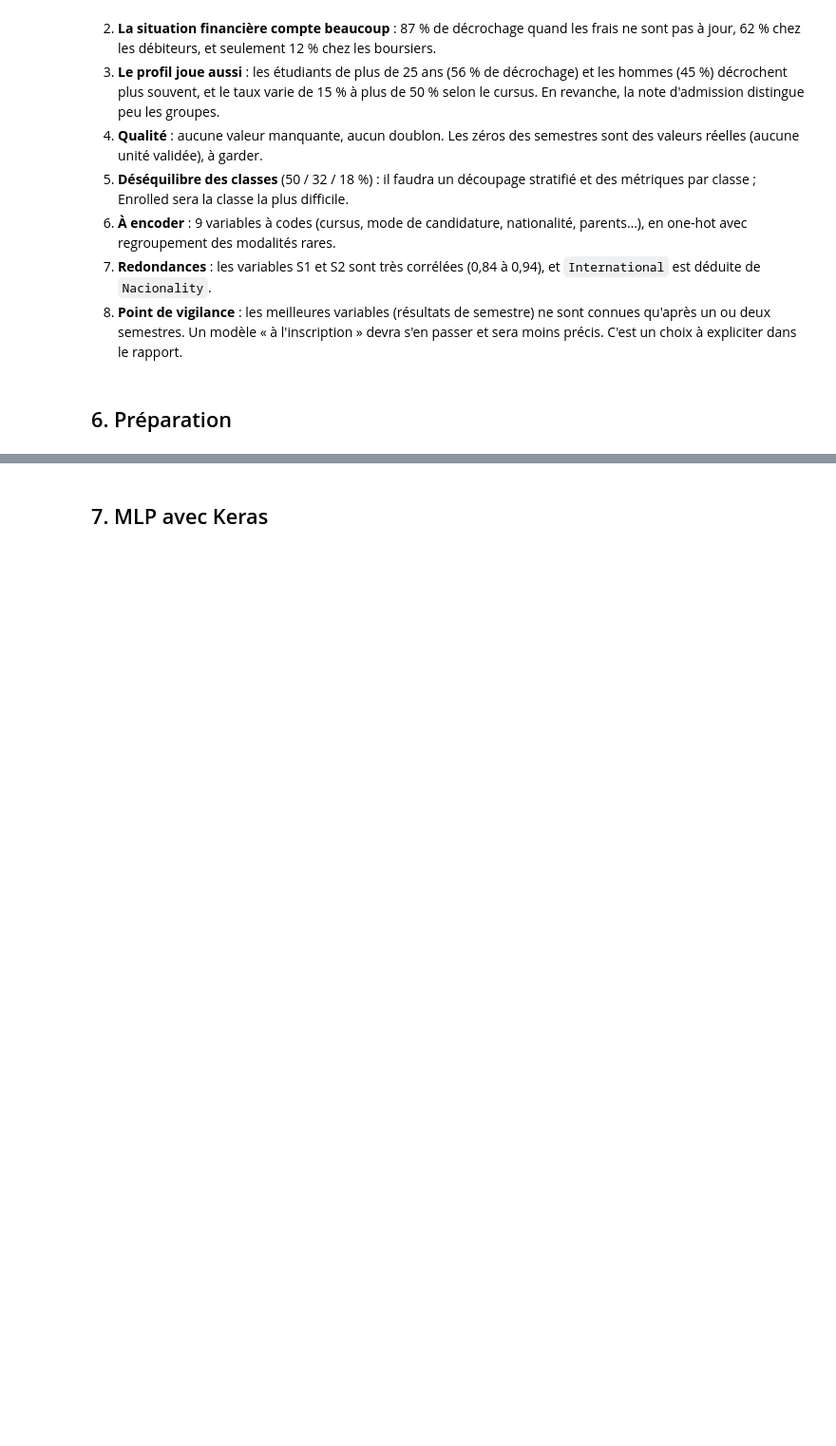
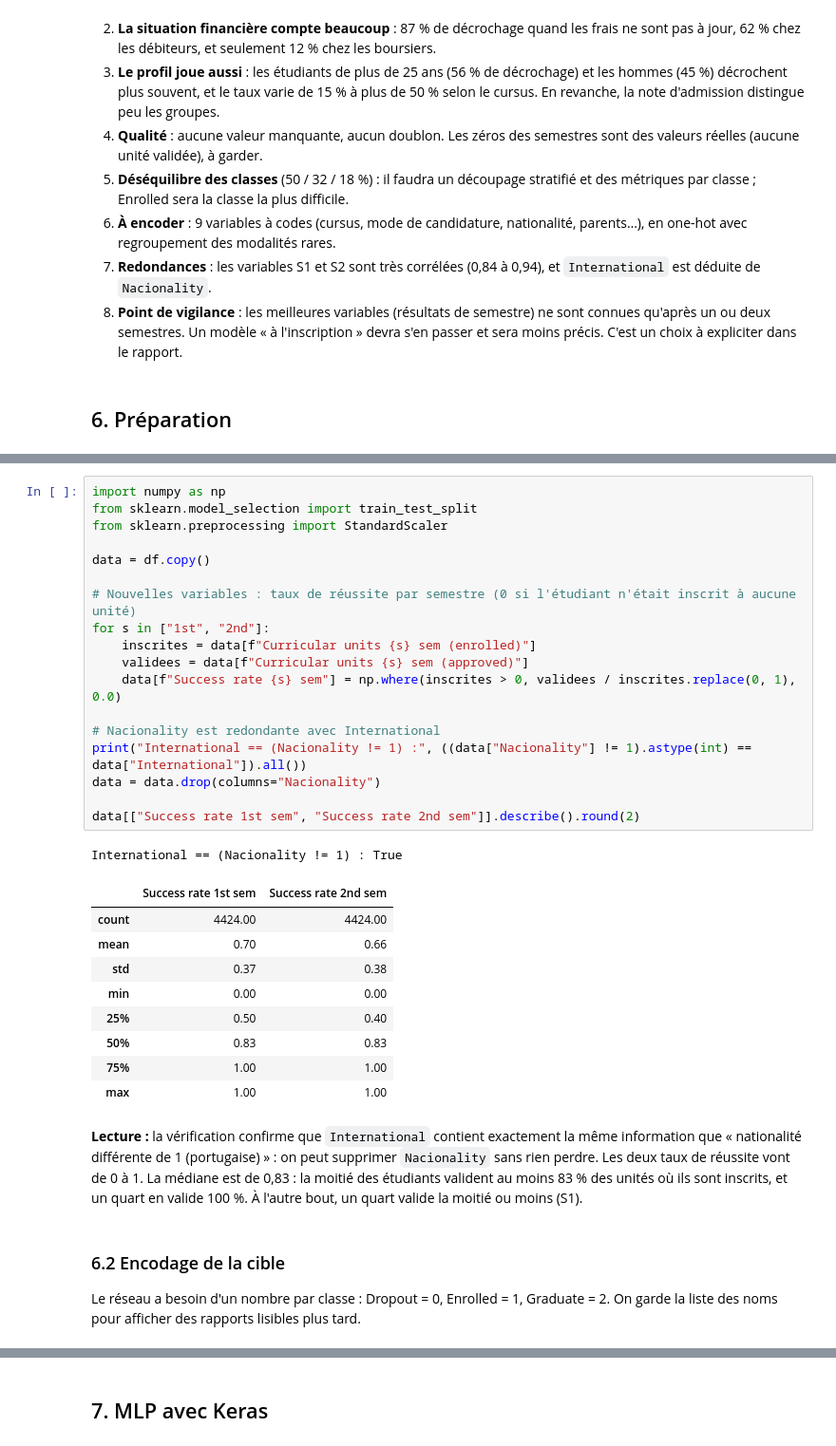
Before and after one commit to TheGoatLucien/ANN-playground, a Jupyter notebook: ann_playground.ipynb, the cells around one changed output, grey strips where cells are left out. Shown at 95% size. Cells and saved outputs as stored; diff of their text form; blank space fills up the shorter version.

```diff
--- a/ann_playground.ipynb
+++ b/ann_playground.ipynb
@@ -815,0 +833,35 @@ sauver("j7_information_mutuelle_top15")
+# %%
+import numpy as np
+from sklearn.model_selection import train_test_split
+from sklearn.preprocessing import StandardScaler
+
+data = df.copy()
+
+# Nouvelles variables : taux de réussite par semestre (0 si l'étudiant n'était inscrit à aucune unité)
+for s in ["1st", "2nd"]:
+    inscrites = data[f"Curricular units {s} sem (enrolled)"]
+    validees = data[f"Curricular units {s} sem (approved)"]
+    data[f"Success rate {s} sem"] = np.where(inscrites > 0, validees / inscrites.replace(0, 1), 0.0)
+
+# Nacionality est redondante avec International
+print("International == (Nacionality != 1) :", ((data["Nacionality"] != 1).astype(int) == data["International"]).all())
+data = data.drop(columns="Nacionality")
+
+data[["Success rate 1st sem", "Success rate 2nd sem"]].describe().round(2)
+# %% [output]
+International == (Nacionality != 1) : True
+|  | Success rate 1st sem | Success rate 2nd sem |
+| count | 4424.00 | 4424.00 |
+| mean | 0.70 | 0.66 |
+| std | 0.37 | 0.38 |
+| min | 0.00 | 0.00 |
+| 25% | 0.50 | 0.40 |
+| 50% | 0.83 | 0.83 |
+| 75% | 1.00 | 1.00 |
+| max | 1.00 | 1.00 |
+# %% [markdown]
+**Lecture :** la vérification confirme que `International` contient exactement la même information que « nationalité différente de 1 (portugaise) » : on peut supprimer `Nacionality` sans rien perdre. Les deux taux de réussite vont de 0 à 1. La médiane est de 0,83 : la moitié des étudiants valident au moins 83 % des unités où ils sont inscrits, et un quart en valide 100 %. À l'autre bout, un quart valide la moitié ou moins (S1).
+# %% [markdown]
+### 6.2 Encodage de la cible
+
+Le réseau a besoin d'un nombre par classe : Dropout = 0, Enrolled = 1, Graduate = 2. On garde la liste des noms pour afficher des rapports lisibles plus tard.
```
Also changed, not shown: parts of 17 cells of this notebook, 2 other files.
